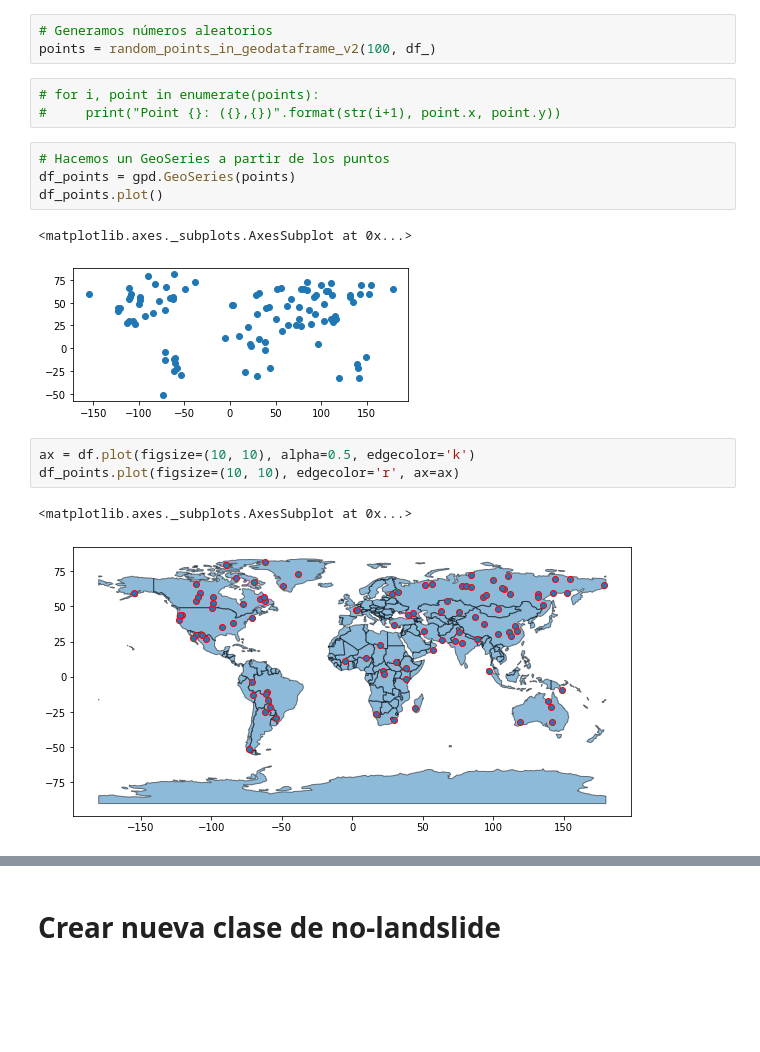
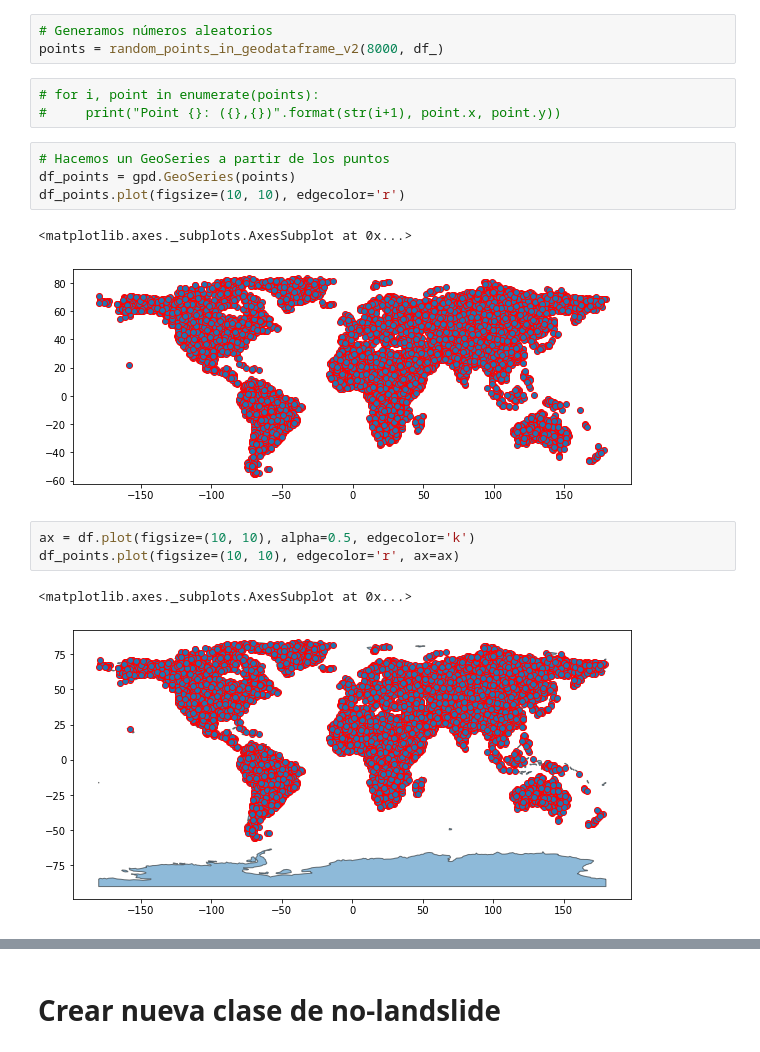
Before and after one commit to Competencia-de-Climate-Change/Landslide_EarlyDetection, a Jupyter notebook: NuevaClase.ipynb, the cells around one changed output, grey strips where cells are left out. Cells and saved outputs as stored; diff of their text form; blank space fills up the shorter version.

```diff
--- a/NuevaClase.ipynb
+++ b/NuevaClase.ipynb
@@ -89,20 +89,20 @@ df_
 175 rows × 6 columns
 # %%
 # Generamos números aleatorios
-points = random_points_in_geodataframe_v2(100, df_)
+points = random_points_in_geodataframe_v2(8000, df_)
 # %%
 # for i, point in enumerate(points):
 #     print("Point {}: ({},{})".format(str(i+1), point.x, point.y))
 # %%
 # Hacemos un GeoSeries a partir de los puntos
 df_points = gpd.GeoSeries(points)
-df_points.plot()
+df_points.plot(figsize=(10, 10), edgecolor='r')
 # %% [output]
 <matplotlib.axes._subplots.AxesSubplot at 0x...>
-[figure, old version]
+[figure, new version]
 # %%
 ax = df.plot(figsize=(10, 10), alpha=0.5, edgecolor='k')
 df_points.plot(figsize=(10, 10), edgecolor='r', ax=ax)
 # %% [output]
 <matplotlib.axes._subplots.AxesSubplot at 0x...>
-[figure, old version]
+[figure, new version]
```
Also changed, not shown: parts of 3 cells of this notebook, 4 other files.
